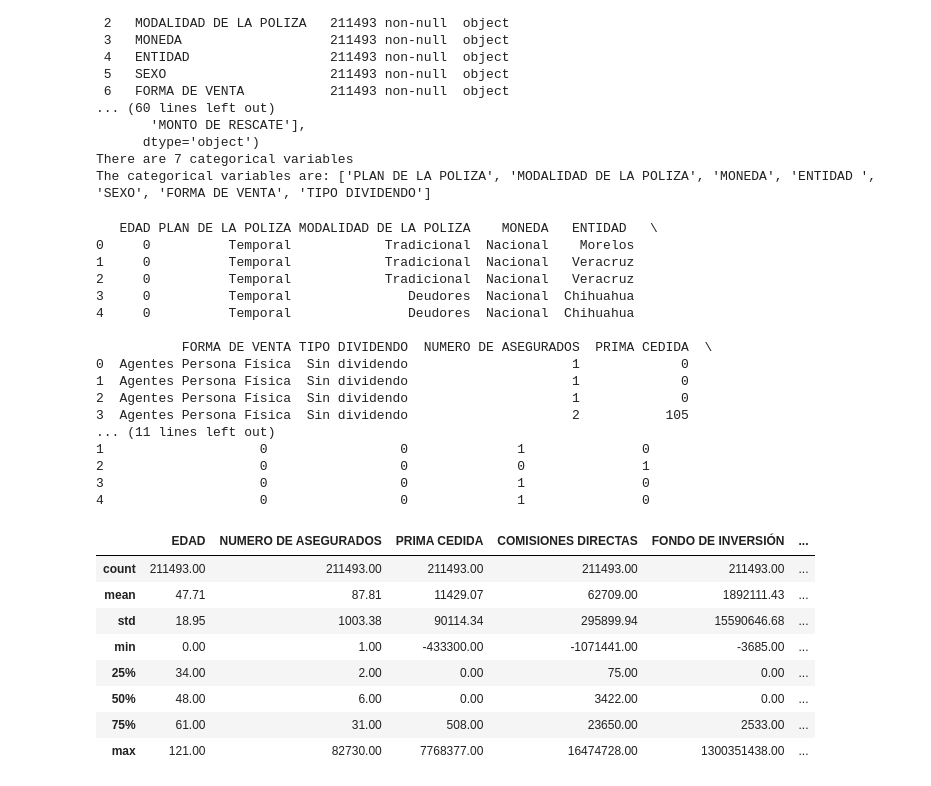
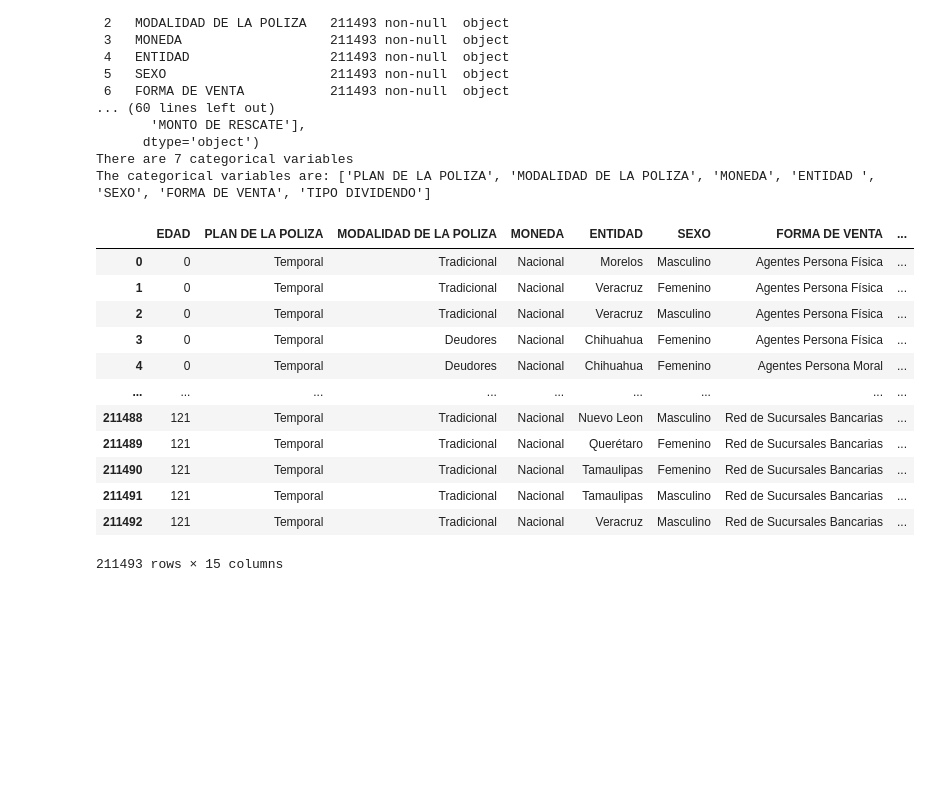
Before and after one commit to Nicocispal/Evidencia_1, a Jupyter notebook: DE_comisiones.ipynb, the cells around one changed output. Cells and saved outputs as stored; diff of their text form; code cells hidden in the pictures; blank space fills up the shorter version.

```diff
--- a/DE_comisiones.ipynb
+++ b/DE_comisiones.ipynb
@@ -39,33 +38,16 @@ cols = ['NUMERO DE ASEGURADOS', 'PRIMA CEDIDA', 'COMISIONES DIRECTAS', 'FONDO DE
-# %%
-df = pd.get_dummies(df, columns=['SEXO'])
-print(df.head())
-# %% [output]
-   EDAD PLAN DE LA POLIZA MODALIDAD DE LA POLIZA    MONEDA   ENTIDAD   \
-0     0          Temporal            Tradicional  Nacional    Morelos
-1     0          Temporal            Tradicional  Nacional   Veracruz
-2     0          Temporal            Tradicional  Nacional   Veracruz
-3     0          Temporal               Deudores  Nacional  Chihuahua
-4     0          Temporal               Deudores  Nacional  Chihuahua
-
-           FORMA DE VENTA TIPO DIVIDENDO  NUMERO DE ASEGURADOS  PRIMA CEDIDA  \
-0  Agentes Persona Física  Sin dividendo                     1             0
-1  Agentes Persona Física  Sin dividendo                     1             0
-2  Agentes Persona Física  Sin dividendo                     1             0
-3  Agentes Persona Física  Sin dividendo                     2           105
-... (11 lines left out)
-1                    0                 0              1               0
-2                    0                 0              0               1
-3                    0                 0              1               0
-4                    0                 0              1               0
 # %%
-df.describe()
+df
 # %% [output]
-|  | EDAD | NUMERO DE ASEGURADOS | PRIMA CEDIDA | COMISIONES DIRECTAS | FONDO DE INVERSIÓN | ... |
-| count | 211493.00 | 211493.00 | 211493.00 | 211493.00 | 211493.00 | ... |
-| mean | 47.71 | 87.81 | 11429.07 | 62709.00 | 1892111.43 | ... |
-| std | 18.95 | 1003.38 | 90114.34 | 295899.94 | 15590646.68 | ... |
-| min | 0.00 | 1.00 | -433300.00 | -1071441.00 | -3685.00 | ... |
-| 25% | 34.00 | 2.00 | 0.00 | 75.00 | 0.00 | ... |
-| 50% | 48.00 | 6.00 | 0.00 | 3422.00 | 0.00 | ... |
-| 75% | 61.00 | 31.00 | 508.00 | 23650.00 | 2533.00 | ... |
-| max | 121.00 | 82730.00 | 7768377.00 | 16474728.00 | 1300351438.00 | ... |
+|  | EDAD | PLAN DE LA POLIZA | MODALIDAD DE LA POLIZA | MONEDA | ENTIDAD | SEXO | FORMA DE VENTA | ... |
+| 0 | 0 | Temporal | Tradicional | Nacional | Morelos | Masculino | Agentes Persona Física | ... |
+| 1 | 0 | Temporal | Tradicional | Nacional | Veracruz | Femenino | Agentes Persona Física | ... |
+| 2 | 0 | Temporal | Tradicional | Nacional | Veracruz | Masculino | Agentes Persona Física | ... |
+| 3 | 0 | Temporal | Deudores | Nacional | Chihuahua | Femenino | Agentes Persona Física | ... |
+| 4 | 0 | Temporal | Deudores | Nacional | Chihuahua | Femenino | Agentes Persona Moral | ... |
+| ... | ... | ... | ... | ... | ... | ... | ... | ... |
+| 211488 | 121 | Temporal | Tradicional | Nacional | Nuevo Leon | Masculino | Red de Sucursales Bancarias | ... |
+| 211489 | 121 | Temporal | Tradicional | Nacional | Querétaro | Femenino | Red de Sucursales Bancarias | ... |
+| 211490 | 121 | Temporal | Tradicional | Nacional | Tamaulipas | Femenino | Red de Sucursales Bancarias | ... |
+| 211491 | 121 | Temporal | Tradicional | Nacional | Tamaulipas | Masculino | Red de Sucursales Bancarias | ... |
+| 211492 | 121 | Temporal | Tradicional | Nacional | Veracruz | Masculino | Red de Sucursales Bancarias | ... |
+211493 rows × 15 columns
```
Also changed, not shown: parts of 21 cells of this notebook, 3 other files.
